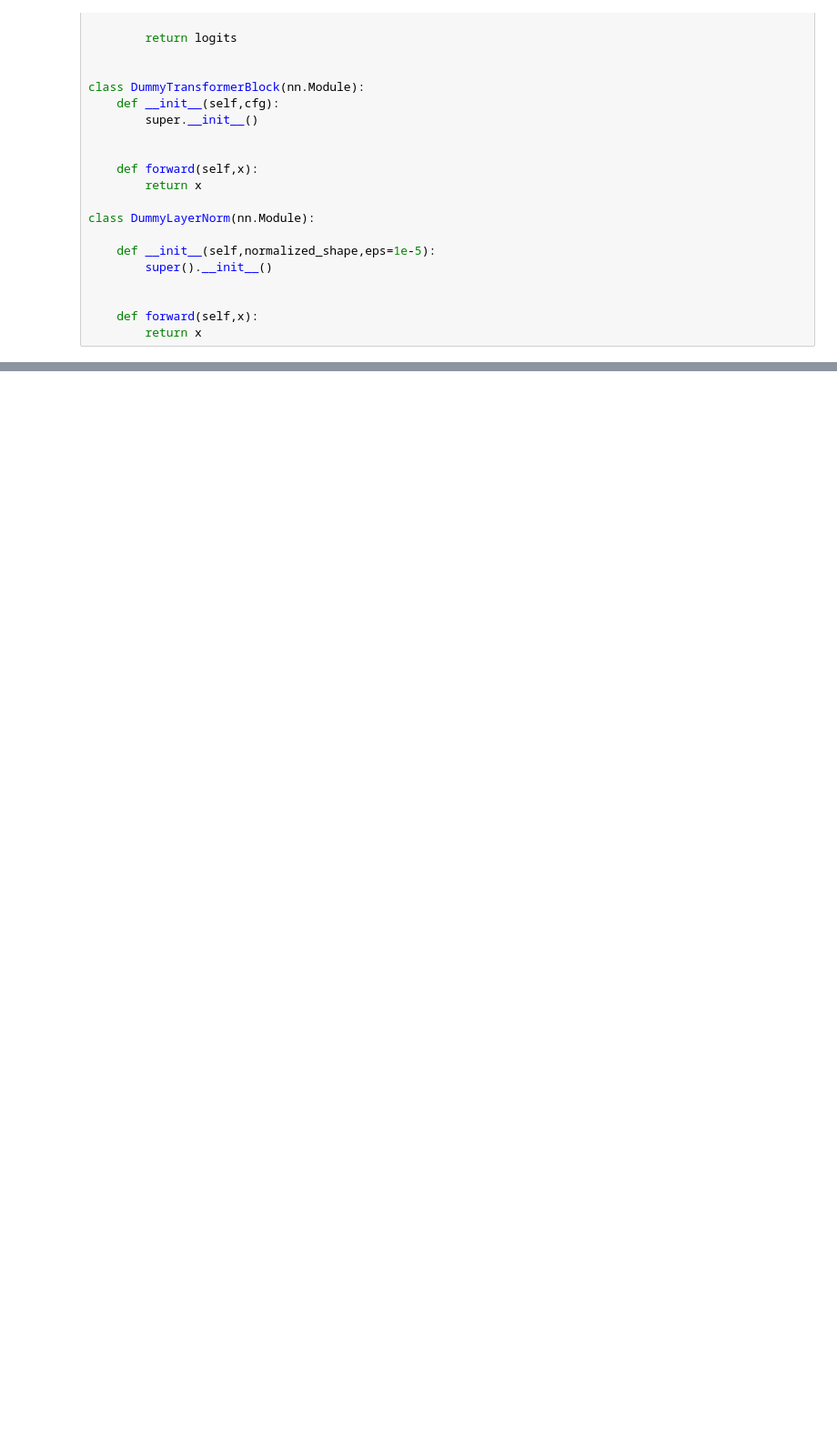
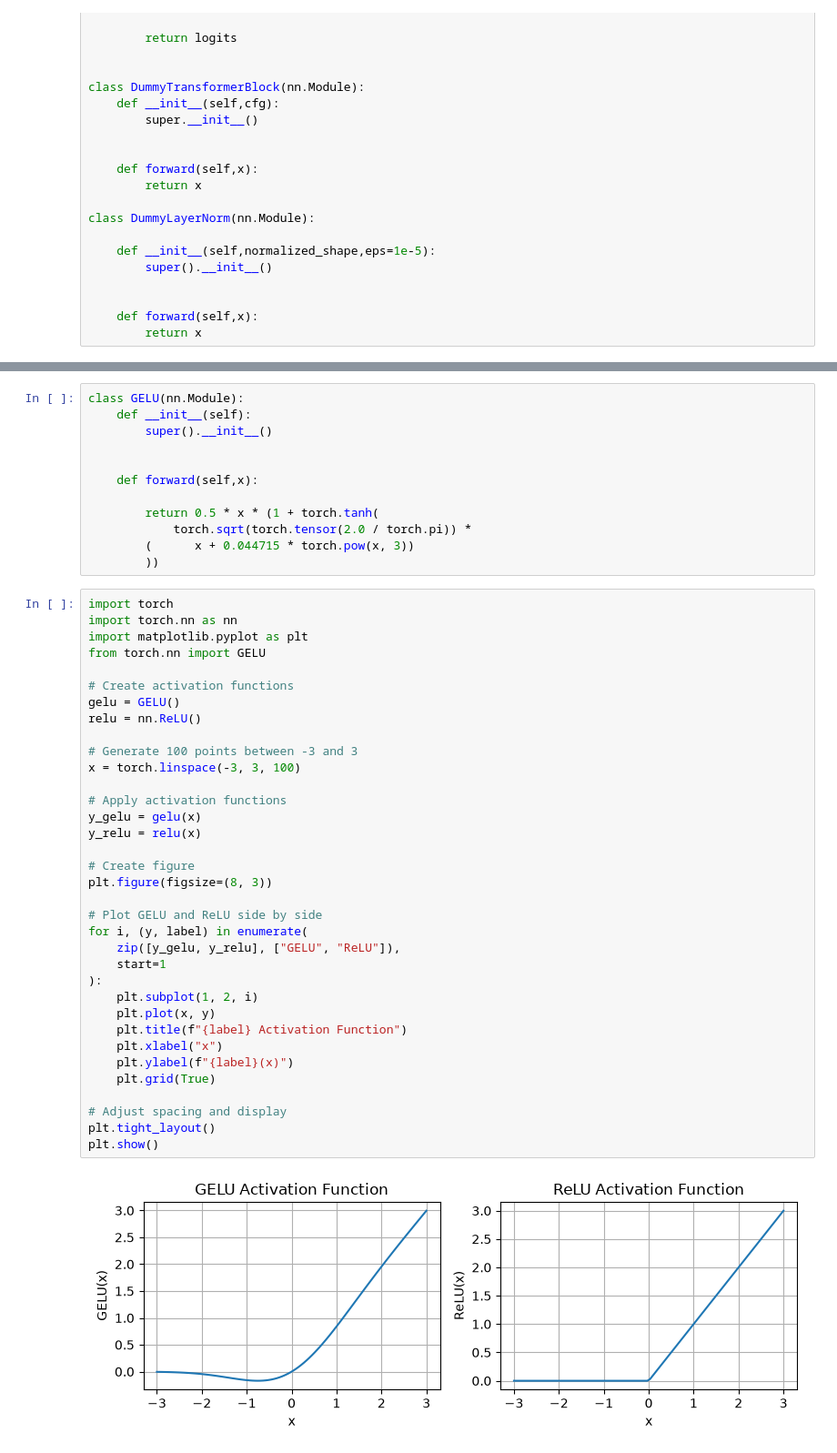
Before and after one commit to aayushmayush/llmfromscratch, a Jupyter notebook: ch04/transfer_block.ipynb, the cells around one changed output, grey strips where cells are left out. Shown at 91% size. Saved outputs shown, nothing was run; the diff lists cells and outputs as text; blank space fills up the shorter version.

```diff
--- a/ch04/transfer_block.ipynb
+++ b/ch04/transfer_block.ipynb
@@ -65,0 +138,49 @@ class DummyLayerNorm(nn.Module):
+# %%
+class GELU(nn.Module):
+    def __init__(self):
+        super().__init__()
+
+
+    def forward(self,x):
+
+        return 0.5 * x * (1 + torch.tanh(
+            torch.sqrt(torch.tensor(2.0 / torch.pi)) *
+        (      x + 0.044715 * torch.pow(x, 3))
+        ))
+# %%
+import torch
+import torch.nn as nn
+import matplotlib.pyplot as plt
+from torch.nn import GELU
+
+# Create activation functions
+gelu = GELU()
+relu = nn.ReLU()
+
+# Generate 100 points between -3 and 3
+x = torch.linspace(-3, 3, 100)
+
+# Apply activation functions
+y_gelu = gelu(x)
+y_relu = relu(x)
+
+# Create figure
+plt.figure(figsize=(8, 3))
+
+# Plot GELU and ReLU side by side
+for i, (y, label) in enumerate(
+    zip([y_gelu, y_relu], ["GELU", "ReLU"]),
+    start=1
+):
+    plt.subplot(1, 2, i)
+    plt.plot(x, y)
+    plt.title(f"{label} Activation Function")
+    plt.xlabel("x")
+    plt.ylabel(f"{label}(x)")
+    plt.grid(True)
+
+# Adjust spacing and display
+plt.tight_layout()
+plt.show()
+# %% [output]
+[figure, added]
```
Also changed, not shown: parts of 7 cells of this notebook, 3 other files.
